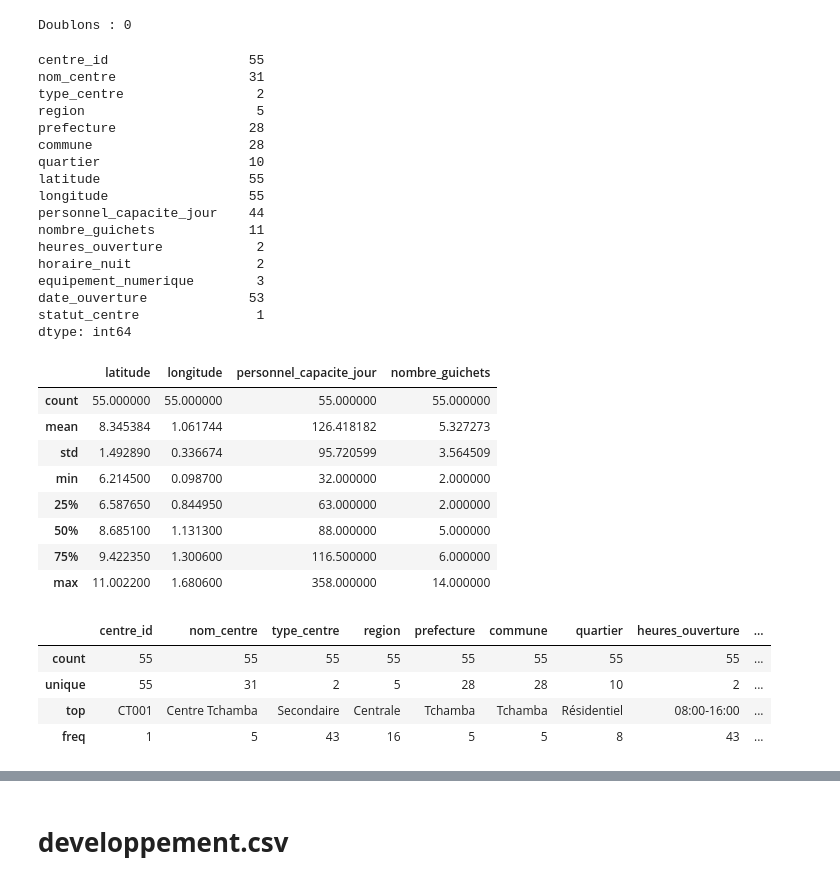
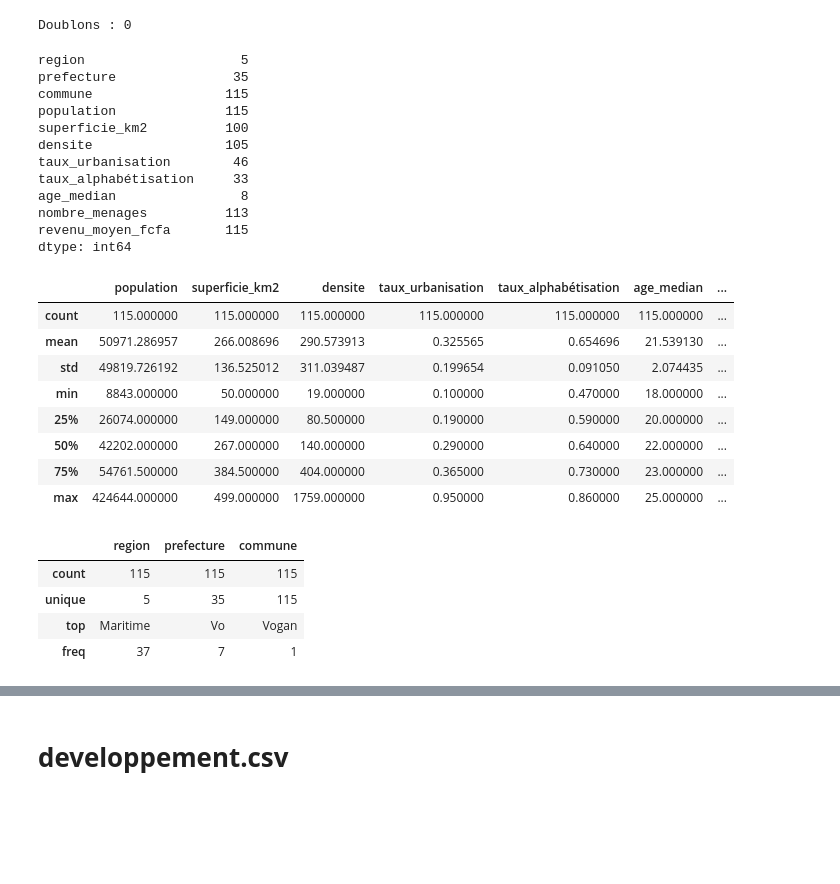
Before and after one commit to jgbedevi/test_technique_analyste, a Jupyter notebook: notebooks/Untitled.ipynb, the cells around one changed output, grey strips where cells are left out. Drawn from its saved outputs; the diff is of its cells as text; code cells hidden in the pictures; blank space fills up the shorter version.

```diff
--- a/notebooks/Untitled.ipynb
+++ b/notebooks/Untitled.ipynb
@@ -686,45 +676,40 @@ print("Doublons :", df_centres.duplicated().sum())
 Doublons : 0
 # %%
 # Vérifier la granularité des données
-df_centres.nunique()
+df_socio.nunique()
 # %% [output]
-centre_id                  55
-nom_centre                 31
-type_centre                 2
-region                      5
-prefecture                 28
-commune                    28
-quartier                   10
-latitude                   55
-longitude                  55
-personnel_capacite_jour    44
-nombre_guichets            11
-heures_ouverture            2
-horaire_nuit                2
-equipement_numerique        3
-date_ouverture             53
-statut_centre               1
+region                    5
+prefecture               35
+commune                 115
+population              115
+superficie_km2          100
+densite                 105
+taux_urbanisation        46
+taux_alphabétisation     33
+age_median                8
+nombre_menages          113
+revenu_moyen_fcfa       115
 dtype: int64
 # %%
 # Décrire les valeurs numériques
-df_centres.describe()
+df_socio.describe()
 # %% [output]
-|  | latitude | longitude | personnel_capacite_jour | nombre_guichets |
-| count | 55.000000 | 55.000000 | 55.000000 | 55.000000 |
-| mean | 8.345384 | 1.061744 | 126.418182 | 5.327273 |
-| std | 1.492890 | 0.336674 | 95.720599 | 3.564509 |
-| min | 6.214500 | 0.098700 | 32.000000 | 2.000000 |
-| 25% | 6.587650 | 0.844950 | 63.000000 | 2.000000 |
-| 50% | 8.685100 | 1.131300 | 88.000000 | 5.000000 |
-| 75% | 9.422350 | 1.300600 | 116.500000 | 6.000000 |
-| max | 11.002200 | 1.680600 | 358.000000 | 14.000000 |
+|  | population | superficie_km2 | densite | taux_urbanisation | taux_alphabétisation | age_median | ... |
+| count | 115.000000 | 115.000000 | 115.000000 | 115.000000 | 115.000000 | 115.000000 | ... |
+| mean | 50971.286957 | 266.008696 | 290.573913 | 0.325565 | 0.654696 | 21.539130 | ... |
+| std | 49819.726192 | 136.525012 | 311.039487 | 0.199654 | 0.091050 | 2.074435 | ... |
+| min | 8843.000000 | 50.000000 | 19.000000 | 0.100000 | 0.470000 | 18.000000 | ... |
+| 25% | 26074.000000 | 149.000000 | 80.500000 | 0.190000 | 0.590000 | 20.000000 | ... |
+| 50% | 42202.000000 | 267.000000 | 140.000000 | 0.290000 | 0.640000 | 22.000000 | ... |
+| 75% | 54761.500000 | 384.500000 | 404.000000 | 0.365000 | 0.730000 | 23.000000 | ... |
+| max | 424644.000000 | 499.000000 | 1759.000000 | 0.950000 | 0.860000 | 25.000000 | ... |
 # %%
 # Décrire les variables catégorielles
-df_centres.describe(include=['object'])
+df_socio.describe(include=['object'])
 # %% [output]
-|  | centre_id | nom_centre | type_centre | region | prefecture | commune | quartier | heures_ouverture | ... |
-| count | 55 | 55 | 55 | 55 | 55 | 55 | 55 | 55 | ... |
-| unique | 55 | 31 | 2 | 5 | 28 | 28 | 10 | 2 | ... |
-| top | CT001 | Centre Tchamba | Secondaire | Centrale | Tchamba | Tchamba | Résidentiel | 08:00-16:00 | ... |
-| freq | 1 | 5 | 43 | 16 | 5 | 5 | 8 | 43 | ... |
+|  | region | prefecture | commune |
+| count | 115 | 115 | 115 |
+| unique | 5 | 35 | 115 |
+| top | Maritime | Vo | Vogan |
+| freq | 37 | 7 | 1 |
 # %%
```
Also changed, not shown: parts of 44 cells of this notebook.
